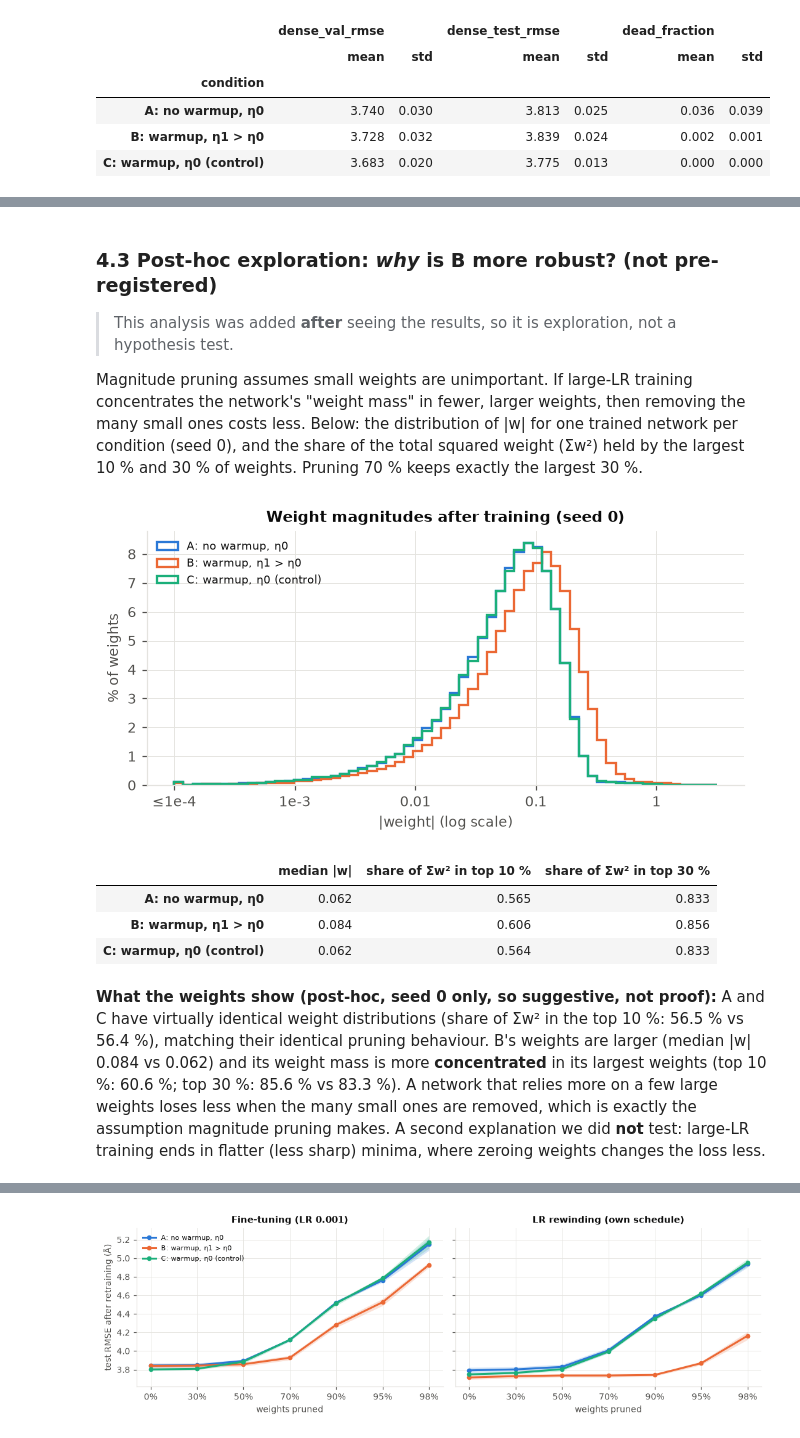
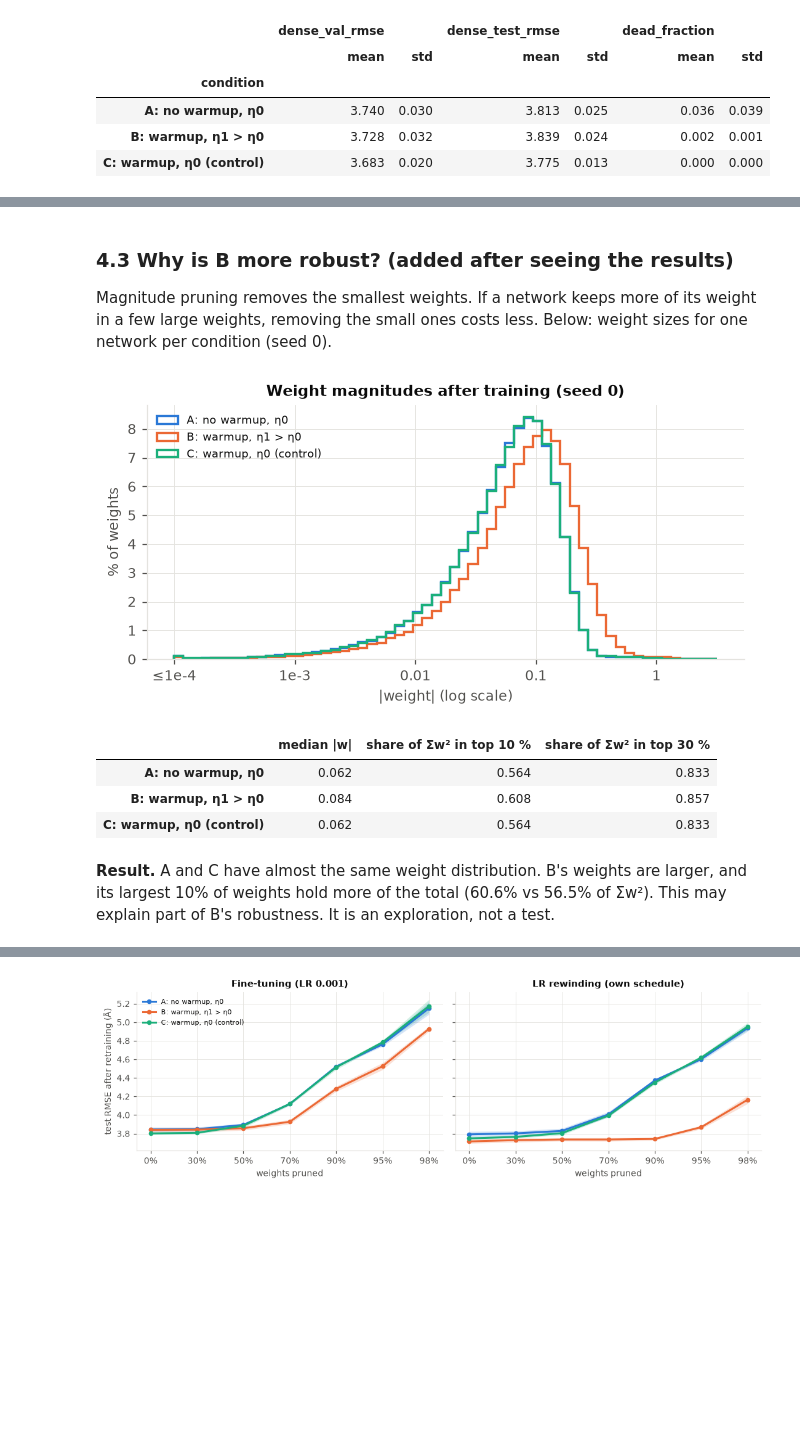
Before and after one commit to kyle-liebenberg/protein_folding_deviation_detection, a Jupyter notebook: notebooks/A1_protein_mlp.ipynb, the cells around one changed output, grey strips where cells are left out. Cells and saved outputs as stored; diff of their text form; code cells hidden in the pictures; blank space fills up the shorter version.

```diff
--- a/notebooks/A1_protein_mlp.ipynb
+++ b/notebooks/A1_protein_mlp.ipynb
@@ -1317,53 +1119,40 @@ at A's small LR) is *not* more robust than A. It is if anything slightly less ro
 # %% [markdown]
-### 4.3 Post-hoc exploration: *why* is B more robust? (not pre-registered)
+### 4.3 Why is B more robust? (added after seeing the results)
 
-> This analysis was added **after** seeing the results, so it is exploration, not a hypothesis test.
-
-Magnitude pruning assumes small weights are unimportant. If large-LR training concentrates the
-network's "weight mass" in fewer, larger weights, then removing the many small ones costs less. Below:
-the distribution of |w| for one trained network per condition (seed 0), and the share of the total
-squared weight (Σw²) held by the largest 10 % and 30 % of weights. Pruning 70 % keeps exactly the
-largest 30 %.
+Magnitude pruning removes the smallest weights. If a network keeps more of its weight in a few large weights, removing the small ones costs less. Below: weight sizes for one network per condition (seed 0).
 # %%
 def trained_weights(warmup, lr, seed=0):
-    use_single_cpu_thread()
     model = train(schedule(warmup, lr, seed), wp_data.X_fit, wp_data.y_fit, wp_data.X_val, wp_data.y_val).model
     return torch.cat([layer.weight.detach().abs().flatten() for layer in model.linear_layers()]).numpy()
 
 weights = {name: trained_weights(*spec) for name, spec in conditions.items()}
 
 def top_share(w, fraction):
     w2 = np.sort(w ** 2)[::-1]
     return w2[: int(fraction * len(w2))].sum() / w2.sum()
 
 fig, ax = plt.subplots(figsize=(7, 3))
-bins = np.linspace(-4, 0.5, 60)   # log10 |w|. Weights below 1e-4 are lumped into the first bin
+bins = np.linspace(-4, 0.5, 60)
 for name, w in weights.items():
     log_w = np.clip(np.log10(w + 1e-12), bins[0], bins[-1])
     ax.hist(log_w, bins=bins, histtype="step", linewidth=1.5, color=colours[name], label=name,
             weights=np.full(len(w), 100 / len(w)))
 ax.set_xticks([-4, -3, -2, -1, 0], ["≤1e-4", "1e-3", "0.01", "0.1", "1"])
 ax.set_xlabel("|weight| (log scale)")
 ax.set_ylabel("% of weights")
 ax.set_title("Weight magnitudes after training (seed 0)")
 ax.legend(fontsize=7, loc="upper left")
 plotting.save(fig, "weight_magnitudes", "phase4")
 plt.show()
 
 pd.DataFrame({name: {"median |w|": np.median(w), "share of Σw² in top 10 %": top_share(w, 0.10),
                      "share of Σw² in top 30 %": top_share(w, 0.30)} for name, w in weights.items()}).T.round(4)
 # %% [output]
-[figure, old version]
+[figure, new version]
 |  | median |w| | share of Σw² in top 10 % | share of Σw² in top 30 % |
-| A: no warmup, η0 | 0.062 | 0.565 | 0.833 |
-| B: warmup, η1 > η0 | 0.084 | 0.606 | 0.856 |
+| A: no warmup, η0 | 0.062 | 0.564 | 0.833 |
+| B: warmup, η1 > η0 | 0.084 | 0.608 | 0.857 |
 | C: warmup, η0 (control) | 0.062 | 0.564 | 0.833 |
 # %% [markdown]
-**What the weights show (post-hoc, seed 0 only, so suggestive, not proof):** A and C have virtually
-identical weight distributions (share of Σw² in the top 10 %: 56.5 % vs 56.4 %), matching their identical
-pruning behaviour. B's weights are larger (median |w| 0.084 vs 0.062) and its weight mass is more
-**concentrated** in its largest weights (top 10 %: 60.6 %; top 30 %: 85.6 % vs 83.3 %). A network that
-relies more on a few large weights loses less when the many small ones are removed, which is exactly
-the assumption magnitude pruning makes. A second explanation we did **not** test: large-LR training
-ends in flatter (less sharp) minima, where zeroing weights changes the loss less.
+**Result.** A and C have almost the same weight distribution. B's weights are larger, and its largest 10% of weights hold more of the total (60.6% vs 56.5% of Σw²). This may explain part of B's robustness. It is an exploration, not a test.
 # %% [markdown]
```
Also changed, not shown: parts of 65 cells of this notebook, 27 other files.
